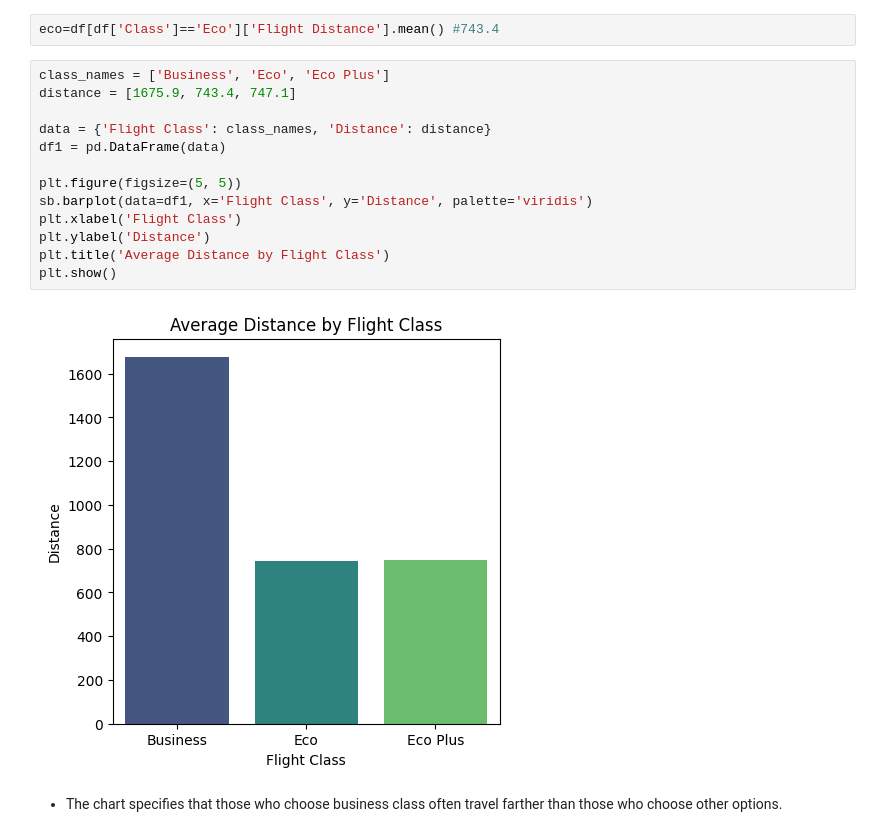
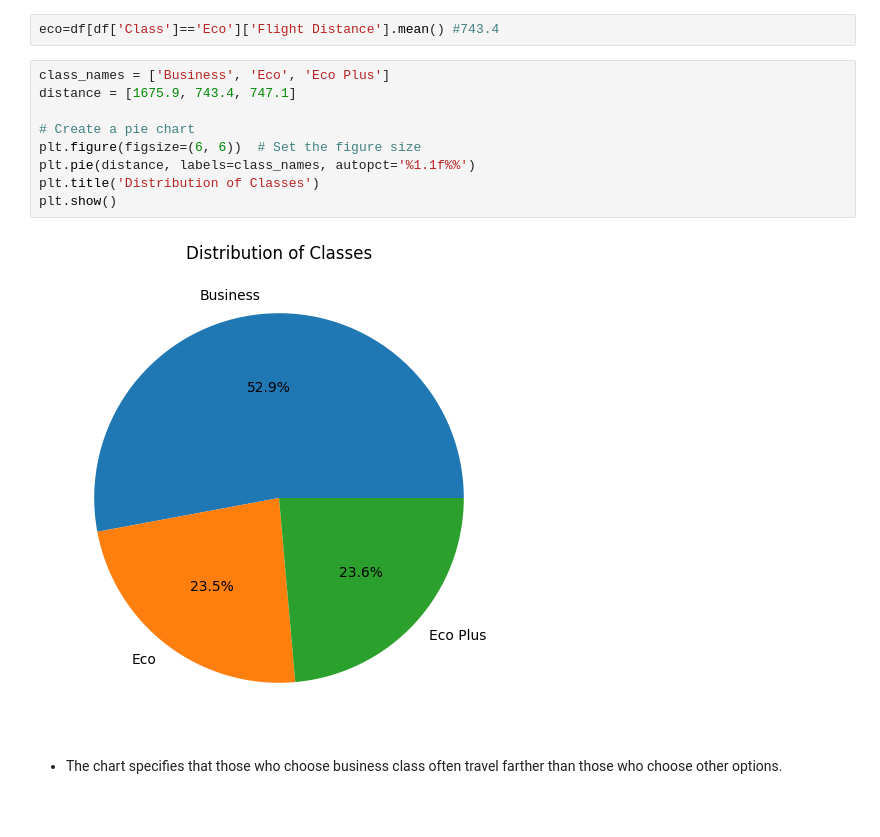
Before and after one commit to Utkarsh11-git/EDA_Python_Flight_Rating, a Jupyter notebook: EDA_Python_Flight_Rating.ipynb, the cells around one changed output. Saved outputs shown, nothing was run; the diff lists cells and outputs as text; blank space fills up the shorter version.

```diff
--- a/EDA_Python_Flight_Rating.ipynb
+++ b/EDA_Python_Flight_Rating.ipynb
@@ -134,21 +134,17 @@ business=df[df['Class']=='Business']['Flight Distance'].mean() #1575.9
 eco_plus=df[df['Class']=='Eco Plus']['Flight Distance'].mean() #747.1
 # %%
 eco=df[df['Class']=='Eco']['Flight Distance'].mean() #743.4
-# %%
-class_names = ['Business', 'Eco', 'Eco Plus']
-distance = [1675.9, 743.4, 747.1]
-
-data = {'Flight Class': class_names, 'Distance': distance}
-df1 = pd.DataFrame(data)
-
-plt.figure(figsize=(5, 5))
-sb.barplot(data=df1, x='Flight Class', y='Distance', palette='viridis')
-plt.xlabel('Flight Class')
-plt.ylabel('Distance')
-plt.title('Average Distance by Flight Class')
-plt.show()
-# %% [output]
-[figure, removed]
+# %%
+class_names = ['Business', 'Eco', 'Eco Plus']
+distance = [1675.9, 743.4, 747.1]
+
+# Create a pie chart
+plt.figure(figsize=(6, 6))  # Set the figure size
+plt.pie(distance, labels=class_names, autopct='%1.1f%%')
+plt.title('Distribution of Classes')
+plt.show()
+# %% [output]
+[figure, added]
 # %% [markdown]
 * The chart specifies that those who choose business class often travel farther than those who choose other options.
 # %%
```
Also changed, not shown: parts of 1 cell of this notebook.
